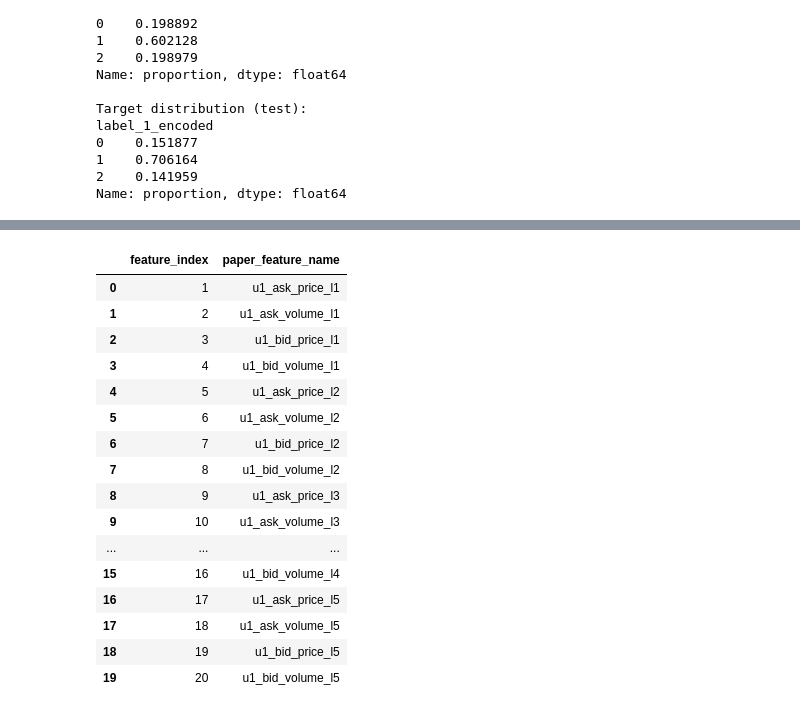
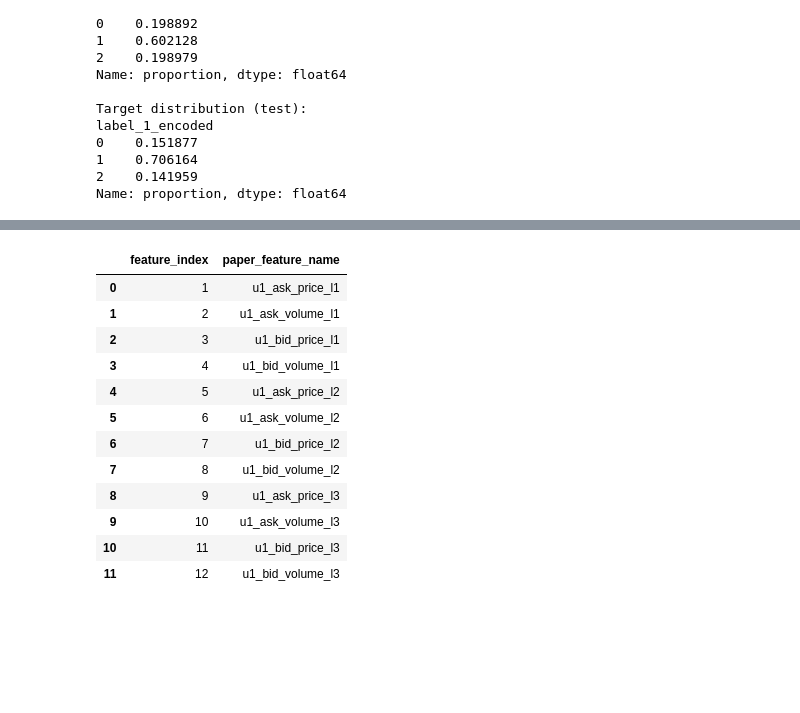
Before and after one commit to Praneeth-Suresh/LOBForecasting, a Jupyter notebook: baseline.ipynb, the cells around one changed output, grey strips where cells are left out. Cells and saved outputs as stored; diff of their text form; code cells hidden in the pictures; blank space fills up the shorter version.

Commit message:
Notebook Reorg for clear data ingestion

```diff
--- a/baseline.ipynb
+++ b/baseline.ipynb
@@ -121,10 +186,7 @@ def read_lob_txt_to_dataframe(file_path: Path) -> pd.DataFrame:
         )
 
     transposed = raw.T.reset_index(drop=True)
-
-    feature_cols = [f"f_{i}" for i in range(1, EXPECTED_FEATURE_ROWS + 1)]
-    label_cols = [f"label_{i}" for i in range(1, EXPECTED_LABEL_ROWS + 1)]
-    transposed.columns = feature_cols + label_cols
+    transposed.columns = FEATURE_COLS + LABEL_COLS
 
     metadata = parse_file_metadata(file_path)
     for key, value in metadata.items():
@@ -136,8 +198,8 @@ def read_lob_txt_to_dataframe(file_path: Path) -> pd.DataFrame:
         "auction",
         "normalization",
         "fold",
-        *feature_cols,
-        *label_cols,
+        *FEATURE_COLS,
+        *LABEL_COLS,
     ]
     return transposed[cols_order]
 
@@ -169,11 +231,6 @@ Cleaning steps applied:
 - Drop exact duplicate rows.
 - Add encoded labels (`label_i_encoded`) with mapping {1:0, 2:1, 3:2}.
 # %%
-FEATURE_COLS = [f"f_{i}" for i in range(1, EXPECTED_FEATURE_ROWS + 1)]
-LABEL_COLS = [f"label_{i}" for i in range(1, EXPECTED_LABEL_ROWS + 1)]
-META_COLS = ["file_name", "split", "auction", "normalization", "fold"]
-
-
 def clean_lob_dataframe(df: pd.DataFrame) -> pd.DataFrame:
     cleaned = df.copy()
 
@@ -300,54 +341,18 @@ Note: the paper defines feature formulas, not guaranteed original column orderin
 # %%
-def build_paper_feature_names(n_levels: int = 10) -> list[str]:
-    names: list[str] = []
+assert len(FEATURE_COLS) == EXPECTED_FEATURE_ROWS
+assert all(col in raw_df.columns for col in FEATURE_COLS)
 
-    for i in range(1, n_levels + 1):
-        names.extend([f"u1_ask_price_l{i}", f"u1_ask_volume_l{i}", f"u1_bid_price_l{i}", f"u1_bid_volume_l{i}"])
+feature_map_df = pd.DataFrame(
+    {
+        "feature_index": range(1, EXPECTED_FEATURE_ROWS + 1),
+        "paper_feature_name": FEATURE_COLS,
+    }
+)
 
-    for i in range(1, n_levels + 1):
-        names.extend([f"u2_spread_l{i}", f"u2_midprice_l{i}"])
+print("Feature schema check passed.")
+print("First 12 feature names:")
+display(feature_map_df.head(12))
 
-    names.extend(["u3_ask_price_range_l10_l1", "u3_bid_price_range_l1_l10"])
-    for i in range(1, n_levels):
-        names.append(f"u3_abs_ask_price_diff_l{i+1}_l{i}")
-    for i in range(1, n_levels):
-        names.append(f"u3_abs_bid_price_diff_l{i+1}_l{i}")
-
-    names.extend([
-        "u4_mean_ask_price",
-        "u4_mean_bid_price",
-        "u4_mean_ask_volume",
-        "u4_mean_bid_volume",
-    ])
-
-    names.extend(["u5_sum_spread", "u5_sum_volume_imbalance"])
-
-    for i in range(1, n_levels + 1):
-        names.extend([
-            f"u6_dask_price_dt_l{i}",
-            f"u6_dbid_price_dt_l{i}",
-            f"u6_dask_volume_dt_l{i}",
-            f"u6_dbid_volume_dt_l{i}",
-        ])
-
-    event_types = [
-        "trade",
-        "order",
-        "cancellation",
-        "deletion",
-        "exec_visible",
-        "exec_hidden",
-    ]
-    names.extend([f"u7_intensity_{event}" for event in event_types])
-    names.extend([f"u8_rel_intensity_gt_long_{event}" for event in event_types])
-    names.extend([f"u9_dintensity_dt_{event}" for event in event_types])
-
-    return names
-
-
-paper_feature_names = build_paper_feature_names(n_levels=10)
-feature_map_df = pd.DataFrame({"feature_index": range(1, 145), "paper_feature_name": paper_feature_names})
-
-print("Total named features:", len(paper_feature_names))
-feature_map_df.head(20)
+print("Last 12 feature names:")
+display(feature_map_df.tail(12))
 # %% [output]
@@ -355,17 +361,13 @@ Total named features: 144
 |  | feature_index | paper_feature_name |
 | 0 | 1 | u1_ask_price_l1 |
 | 1 | 2 | u1_ask_volume_l1 |
 | 2 | 3 | u1_bid_price_l1 |
 | 3 | 4 | u1_bid_volume_l1 |
 | 4 | 5 | u1_ask_price_l2 |
 | 5 | 6 | u1_ask_volume_l2 |
 | 6 | 7 | u1_bid_price_l2 |
 | 7 | 8 | u1_bid_volume_l2 |
 | 8 | 9 | u1_ask_price_l3 |
 | 9 | 10 | u1_ask_volume_l3 |
-| ... | ... | ... |
-| 15 | 16 | u1_bid_volume_l4 |
-| 16 | 17 | u1_ask_price_l5 |
-| 17 | 18 | u1_ask_volume_l5 |
-| 18 | 19 | u1_bid_price_l5 |
-| 19 | 20 | u1_bid_volume_l5 |
+| 10 | 11 | u1_bid_price_l3 |
+| 11 | 12 | u1_bid_volume_l3 |
```
Also changed, not shown: parts of 11 cells of this notebook, 1 other file.
